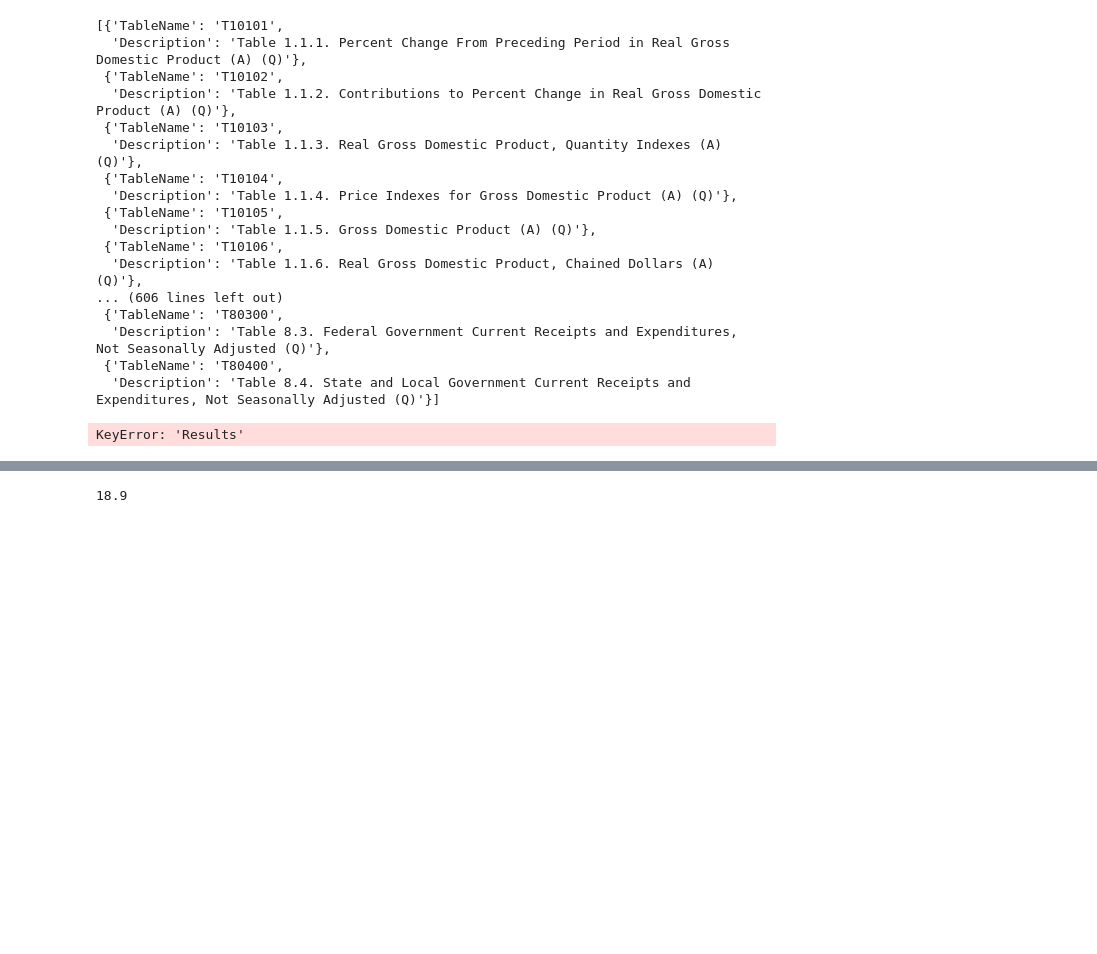
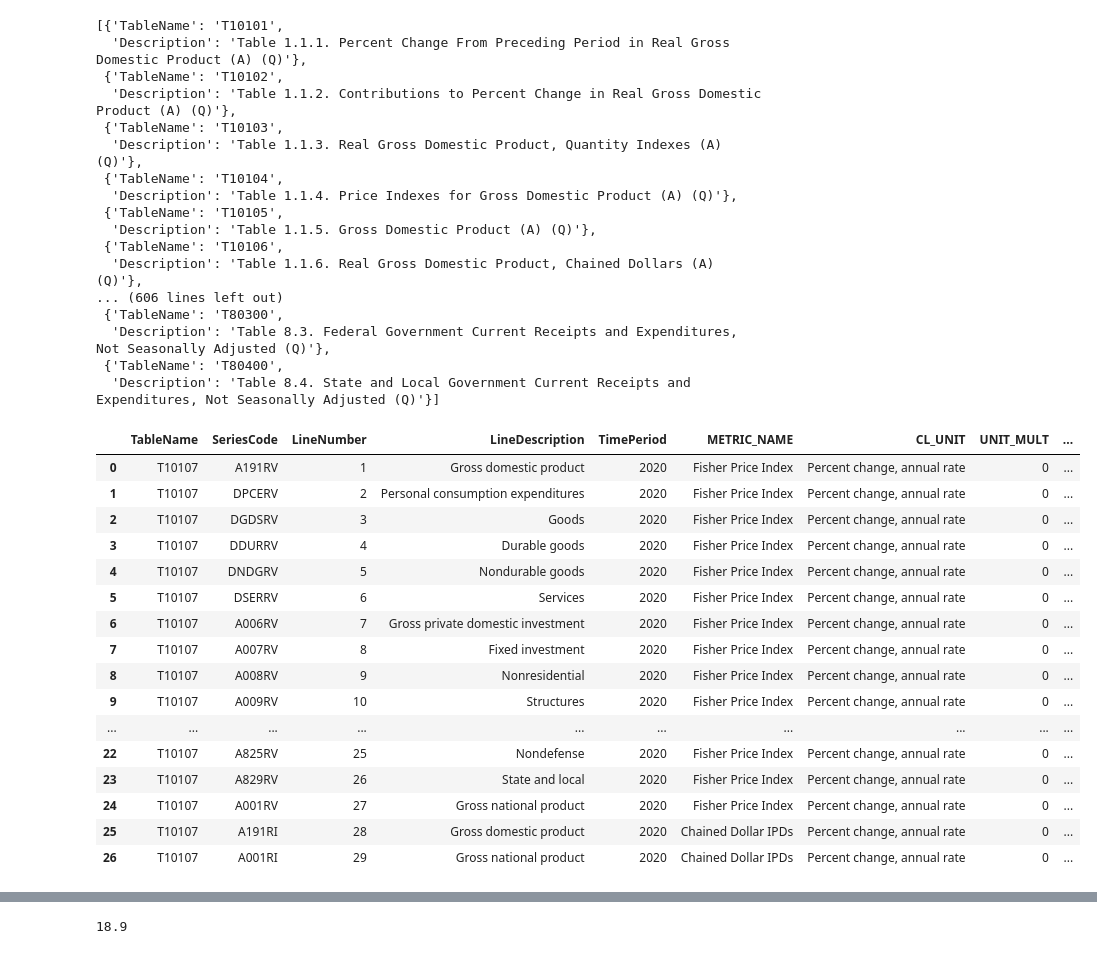
Before and after one commit to noahtech90/BEA---API, a Jupyter notebook: explore.ipynb, the cells around one changed output, grey strips where cells are left out. Cells and saved outputs as stored; diff of their text form; code cells hidden in the pictures; blank space fills up the shorter version.

```diff
--- a/explore.ipynb
+++ b/explore.ipynb
@@ -58,11 +58,27 @@ bea.nipa.show_tables()
   'Description': 'Table 8.4. State and Local Government Current Receipts and Expenditures, Not Seasonally Adjusted (Q)'}]
 # %%
 
-#bea.nipa.access_table('T10107')
-#pd.DataFrame(bea.nipa.access_table('T80300', year=2000, freq='Q'))
-df = pd.DataFrame(time_frame_data(bea.nipa, 'T80300', 20, freq='Q'))
+#pd.DataFrame(bea.nipa.access_table('T10107'))
+#pd.DataFrame(bea.nipa.access_table('T10107', year=2016, freq='Q'))
+#df = pd.DataFrame(time_frame_data(bea.nipa, 'T10109', 10))
 # %% [output]
-KeyError: 'Results'
+|  | TableName | SeriesCode | LineNumber | LineDescription | TimePeriod | METRIC_NAME | CL_UNIT | UNIT_MULT | ... |
+| 0 | T10107 | A191RV | 1 | Gross domestic product | 2020 | Fisher Price Index | Percent change, annual rate | 0 | ... |
+| 1 | T10107 | DPCERV | 2 | Personal consumption expenditures | 2020 | Fisher Price Index | Percent change, annual rate | 0 | ... |
+| 2 | T10107 | DGDSRV | 3 | Goods | 2020 | Fisher Price Index | Percent change, annual rate | 0 | ... |
+| 3 | T10107 | DDURRV | 4 | Durable goods | 2020 | Fisher Price Index | Percent change, annual rate | 0 | ... |
+| 4 | T10107 | DNDGRV | 5 | Nondurable goods | 2020 | Fisher Price Index | Percent change, annual rate | 0 | ... |
+| 5 | T10107 | DSERRV | 6 | Services | 2020 | Fisher Price Index | Percent change, annual rate | 0 | ... |
+| 6 | T10107 | A006RV | 7 | Gross private domestic investment | 2020 | Fisher Price Index | Percent change, annual rate | 0 | ... |
+| 7 | T10107 | A007RV | 8 | Fixed investment | 2020 | Fisher Price Index | Percent change, annual rate | 0 | ... |
+| 8 | T10107 | A008RV | 9 | Nonresidential | 2020 | Fisher Price Index | Percent change, annual rate | 0 | ... |
+| 9 | T10107 | A009RV | 10 | Structures | 2020 | Fisher Price Index | Percent change, annual rate | 0 | ... |
+| ... | ... | ... | ... | ... | ... | ... | ... | ... | ... |
+| 22 | T10107 | A825RV | 25 | Nondefense | 2020 | Fisher Price Index | Percent change, annual rate | 0 | ... |
+| 23 | T10107 | A829RV | 26 | State and local | 2020 | Fisher Price Index | Percent change, annual rate | 0 | ... |
+| 24 | T10107 | A001RV | 27 | Gross national product | 2020 | Fisher Price Index | Percent change, annual rate | 0 | ... |
+| 25 | T10107 | A191RI | 28 | Gross domestic product | 2020 | Chained Dollar IPDs | Percent change, annual rate | 0 | ... |
+| 26 | T10107 | A001RI | 29 | Gross national product | 2020 | Chained Dollar IPDs | Percent change, annual rate | 0 | ... |
 # %%
 df.plot.line(x='TimePeriod', y='DataValue')
 # %% [output]
```
Also changed, not shown: parts of 2 cells of this notebook, 3 other files.
